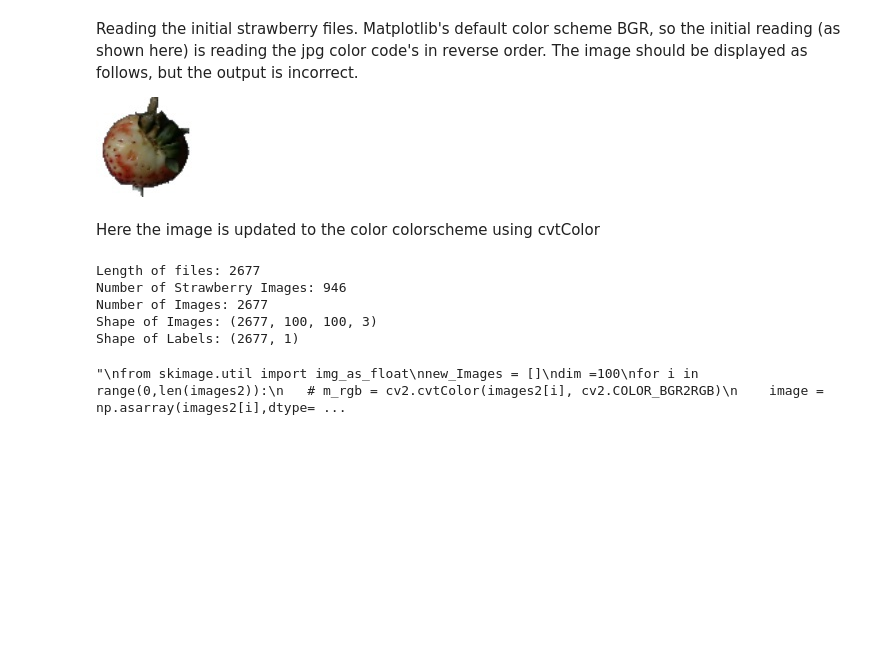
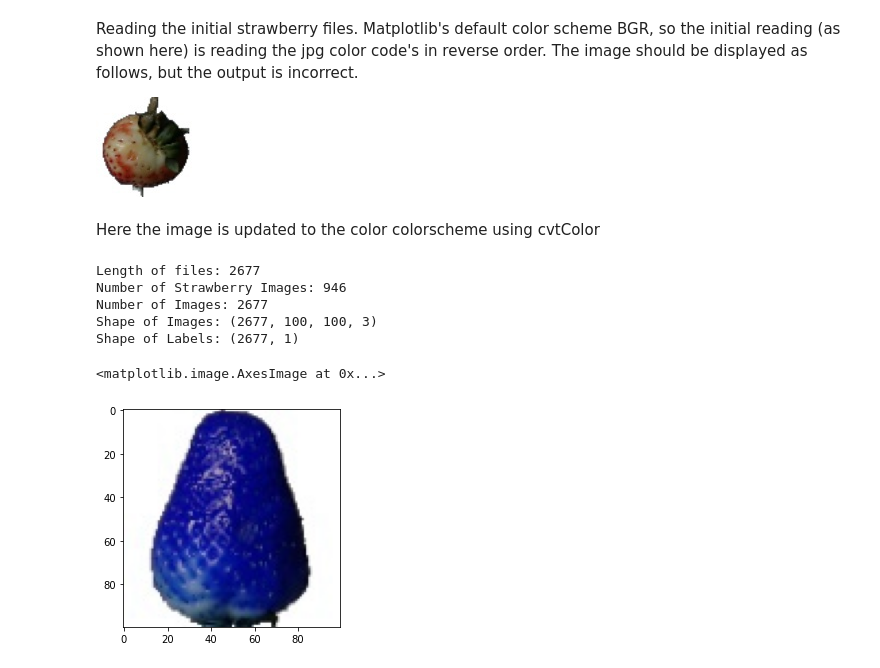
Before and after one commit to elizadoering/strawberryAI, a Jupyter notebook: CNN_Testing.ipynb, the cells around one changed output. Saved outputs shown, nothing was run; the diff lists cells and outputs as text; code cells hidden in the pictures; blank space fills up the shorter version.

```diff
--- a/CNN_Testing.ipynb
+++ b/CNN_Testing.ipynb
@@ -31,48 +31,33 @@ random.shuffle(files)
 # label the strawberry images
 IMG_SIZE = 100
 labels = []
 images = []
 strawCount = 0
 image_count = 0
 print('Length of files:', len(files))
 for file in files:
     if 'Strawberry' in file or 'strawberry' in file:
         labels.append(1)
         strawCount += 1
     else: labels.append(0)
     image = cv2.imread(os.path.join(path, file))
     image = cv2.resize(image, (IMG_SIZE, IMG_SIZE), interpolation = cv2.INTER_AREA)
     images.append(image)
 
 
 images = np.array(images)
 labels = np.array(labels)
 labels.resize(len(labels), 1)
 print('Number of Strawberry Images:', strawCount)
 print('Number of Images:', len(images))
 print('Shape of Images:', images.shape)
 print('Shape of Labels:', labels.shape)
-#plt.imshow(images[0:10])
+plt.imshow(images[0])
 # %% [output]
 Length of files: 2677
 Number of Strawberry Images: 946
 Number of Images: 2677
 Shape of Images: (2677, 100, 100, 3)
 Shape of Labels: (2677, 1)
+<matplotlib.image.AxesImage at 0x...>
+[figure, added]
-# %%
-# creating the dataframe
-'''
-from skimage.util import img_as_float
-new_Images = []
-dim =100
-for i in range(0,len(images2)):
-   # m_rgb = cv2.cvtColor(images2[i], cv2.COLOR_BGR2RGB)
-    image = np.asarray(images2[i],dtype=object)
-    new_Images.append((image,labels[i]))
-df = pd.DataFrame(new_Images, columns=['Image','Label'])
-X = np.array(df['Image'])
-y = np.array(df['Label'])
-df.head()
-'''
-# %% [output]
-"\nfrom skimage.util import img_as_float\nnew_Images = []\ndim =100\nfor i in range(0,len(images2)):\n   # m_rgb = cv2.cvtColor(images2[i], cv2.COLOR_BGR2RGB)\n    image = np.asarray(images2[i],dtype= ...
```
Also changed, not shown: parts of 4 cells of this notebook.
